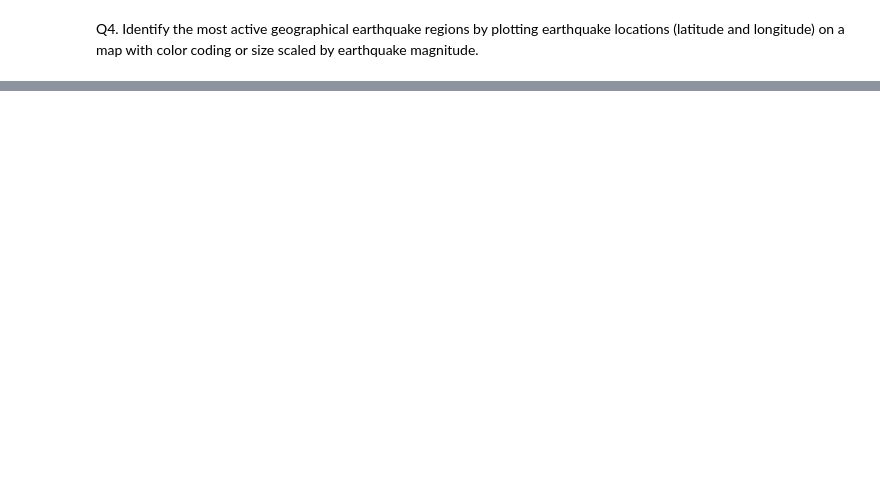
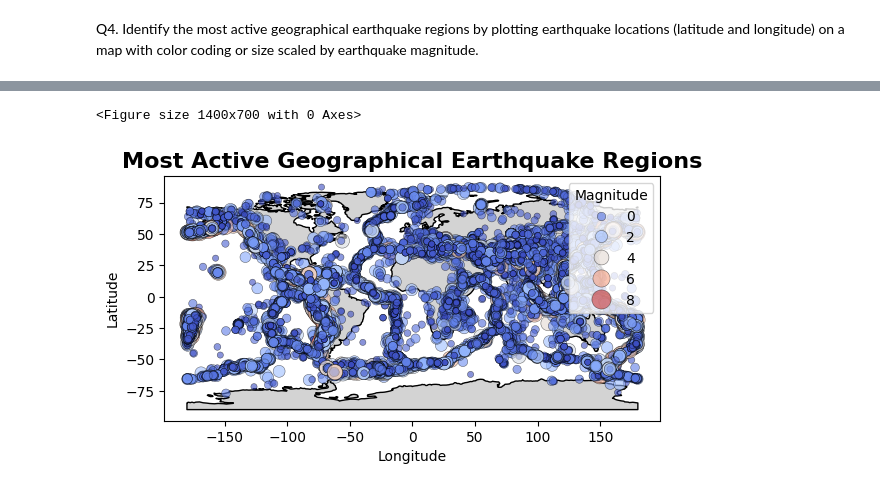
Before and after one commit to ImpactsenseAI-Intern-Project-OCT25/impactsenseAI-Infosys-Intern-project, a Jupyter notebook: milestone_1/week_2/Day_9/Assignment_1.ipynb, the cells around one changed output, grey strips where cells are left out. Saved outputs shown, nothing was run; the diff lists cells and outputs as text; code cells hidden in the pictures; blank space fills up the shorter version.

```diff
--- a/milestone_1/week_2/Day_9/Assignment_1.ipynb
+++ b/milestone_1/week_2/Day_9/Assignment_1.ipynb
@@ -12,0 +105,37 @@ Q4. Identify the most active geographical earthquake regions by plotting earthqu
+# %%
+# Import required libraries
+import pandas as pd
+import geopandas as gpd
+import geodatasets
+import matplotlib.pyplot as plt
+import seaborn as sns
+
+# Load the preprocessed earthquake dataset
+df = pd.read_csv("C:/Users/Prasad/impactsenseAI-Infosys-Intern-project/data/preprocessed_earthquake_data.csv")
+
+# Load world map data
+world = gpd.read_file(geodatasets.get_path('naturalearth.land'))
+
+# Plot world map
+plt.figure(figsize=(14, 7))
+world.plot(color='lightgray', edgecolor='black')
+
+# Scatter plot of earthquake locations
+sns.scatterplot(
+    x='longitude', y='latitude',
+    data=df,
+    hue='mag',           # Color based on magnitude
+    size='mag',          # Size based on magnitude
+    palette='coolwarm',  # Color theme
+    sizes=(20, 200),     # Control the size of circles
+    alpha=0.6,           # Transparency for clarity
+    edgecolor='k'
+)
+
+# Add title and labels
+plt.title("Most Active Geographical Earthquake Regions", fontsize=16, fontweight='bold')
+plt.xlabel("Longitude")
+plt.ylabel("Latitude")
+plt.legend(title="Magnitude", loc='upper right')
+plt.show()
+# %% [output]
@@ -12,0 +143,2 @@ Q4. Identify the most active geographical earthquake regions by plotting earthqu
+<Figure size 1400x700 with 0 Axes>
+[figure, added]
```
Also changed, not shown: parts of 8 cells of this notebook.
